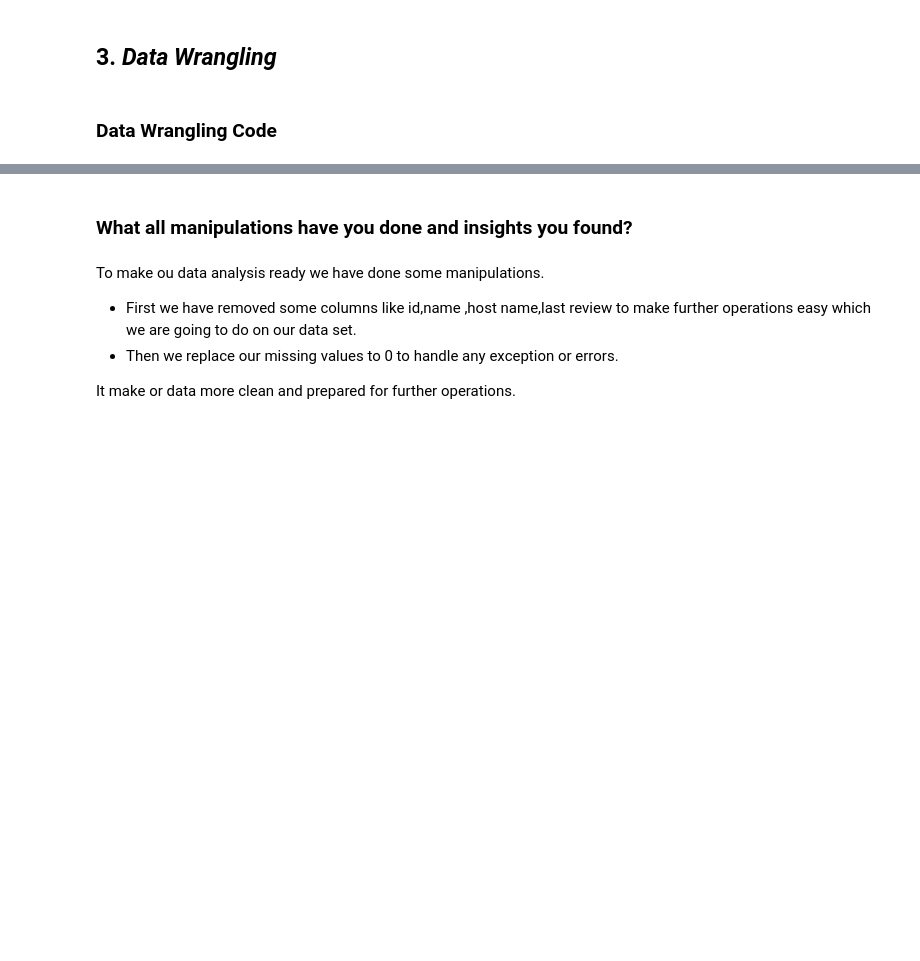
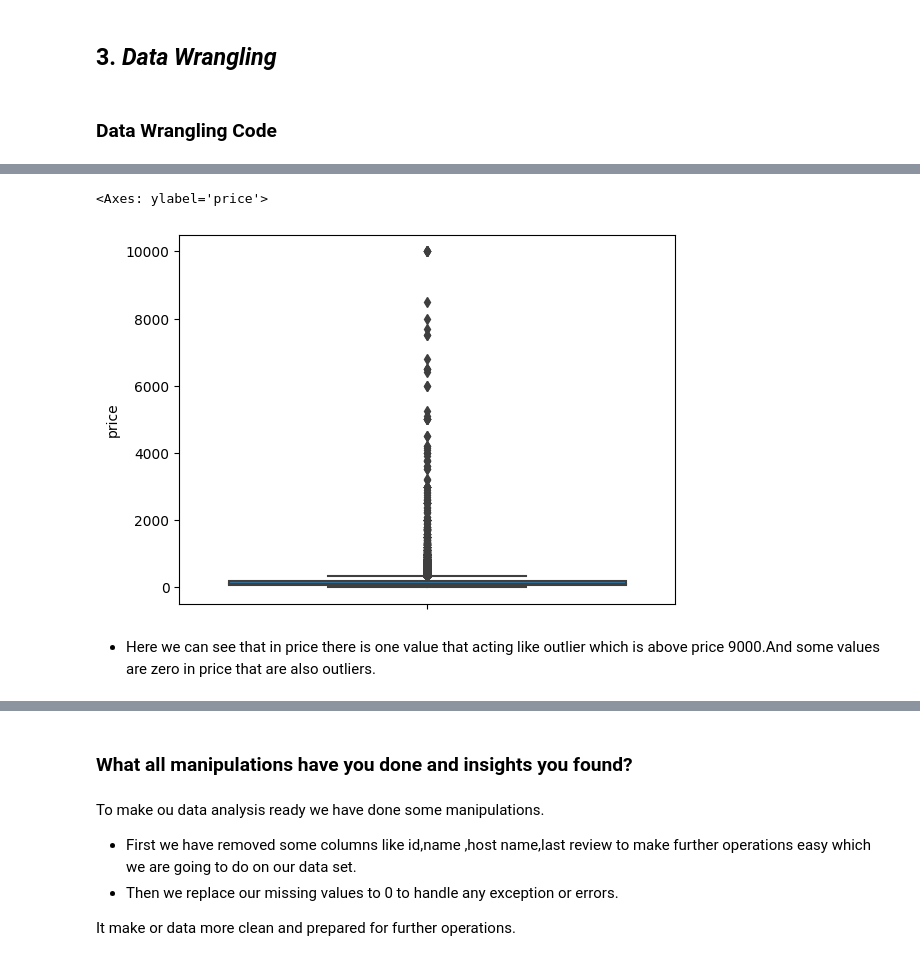
Before and after one commit to samee-faq/airbnb_eda_project, a Jupyter notebook: Sameera's_Airbnb_Bookings_Analysis_Capstone_Project_EDA.ipynb, the cells around one changed output, grey strips where cells are left out. Saved outputs shown, nothing was run; the diff lists cells and outputs as text; code cells hidden in the pictures; blank space fills up the shorter version.

```diff
--- a/Sameera's_Airbnb_Bookings_Analysis_Capstone_Project_EDA.ipynb
+++ b/Sameera's_Airbnb_Bookings_Analysis_Capstone_Project_EDA.ipynb
@@ -328,0 +370,9 @@ Airbnb_df.tail(15)
+# %%
+# Looking for outliers in column price
+sns.boxplot(y=Airbnb_df['price'])
+# %% [output]
+<Axes: ylabel='price'>
+[figure, added]
+# %% [markdown]
+
+* Here we can see that in price there is  one value that acting like outlier which is above price 9000.And some values are zero in price that are also outliers.
```
Also changed, not shown: parts of 186 cells of this notebook.
